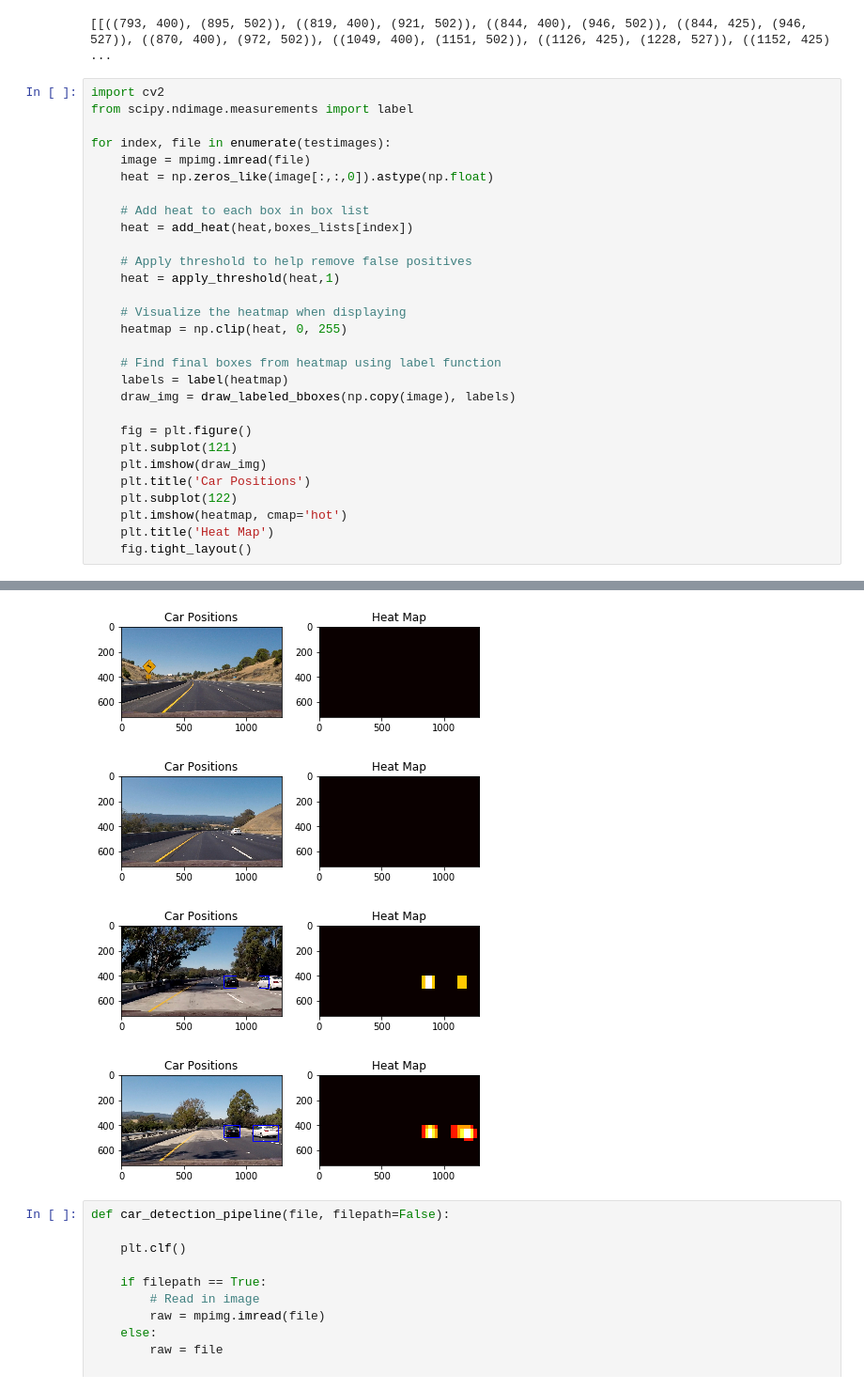
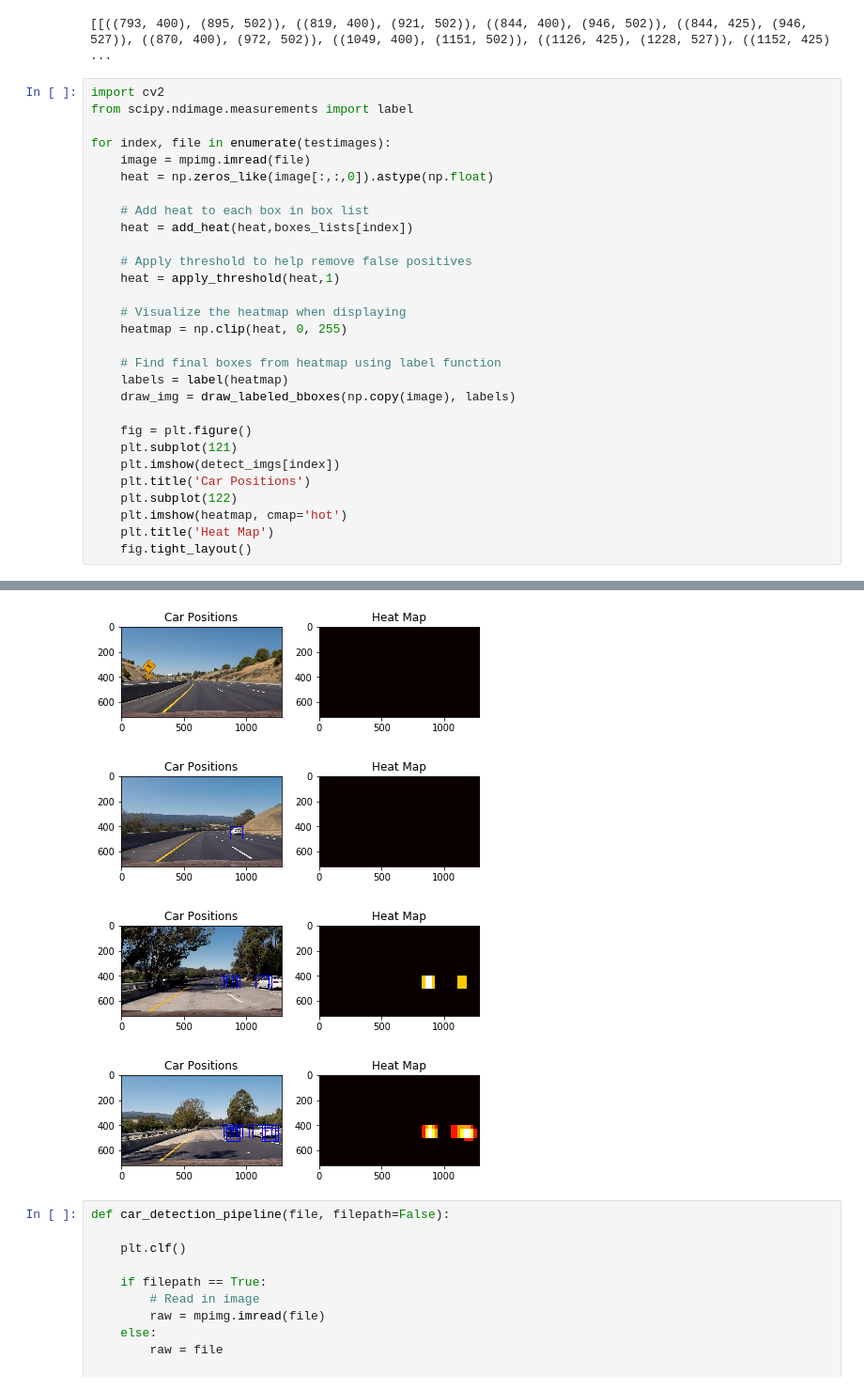
Before and after one commit to AoyuQC/CarND-Udacity-Car-P5, a Jupyter notebook: Car_Detection_P5.ipynb, the cells around one changed output, grey strips where cells are left out. Shown at 94% size. Cells and saved outputs as stored; diff of their text form.

```diff
--- a/Car_Detection_P5.ipynb
+++ b/Car_Detection_P5.ipynb
@@ -577,7 +577,7 @@ for index, file in enumerate(testimages):
 
     fig = plt.figure()
     plt.subplot(121)
-    plt.imshow(draw_img)
+    plt.imshow(detect_imgs[index])
     plt.title('Car Positions')
     plt.subplot(122)
     plt.imshow(heatmap, cmap='hot')
@@ -589,7 +589,7 @@ for index, file in enumerate(testimages):
 [figure]
-[figure, old version]
+[figure, new version]
-[figure, old version]
+[figure, new version]
-[figure, old version]
+[figure, new version]
 # %%
 def car_detection_pipeline(file, filepath=False):
 
```
Also changed, not shown: parts of 1 cell of this notebook, 2 other files.
